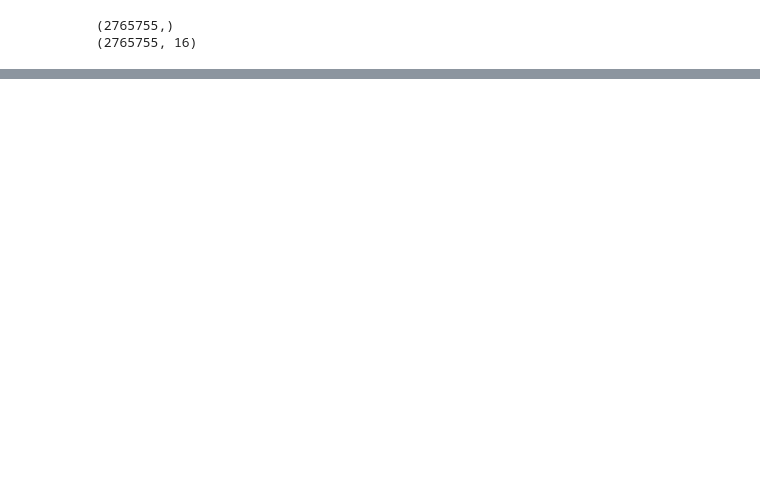
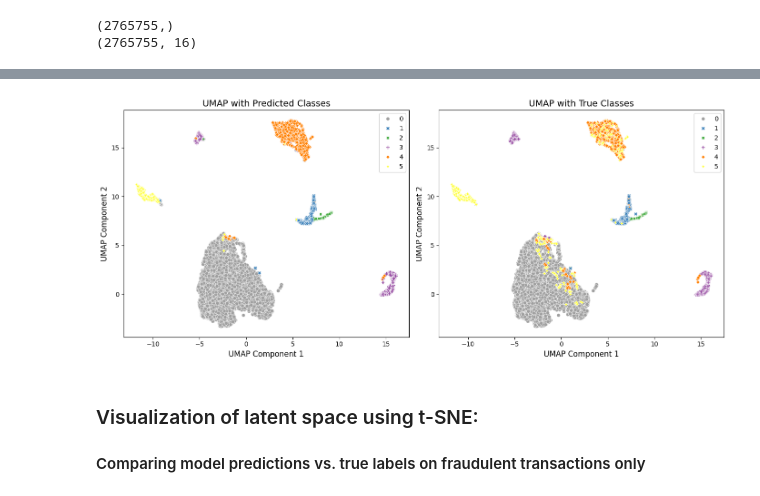
Before and after one commit to darosali/explainable-latent-classifiers, a Jupyter notebook: amaretto_full.ipynb, the cells around one changed output, grey strips where cells are left out. Drawn from its saved outputs; the diff is of its cells as text; code cells hidden in the pictures; blank space fills up the shorter version.

```diff
--- a/amaretto_full.ipynb
+++ b/amaretto_full.ipynb
@@ -348,5 +394,4 @@ y_test_a.shape
 # %%
-reducer = umap.UMAP()
 embedding = reducer.fit_transform(z_test_a)
 embedding.shape
 # %% [output]
@@ -382,3 +415,11 @@ plt.show()
+# %%
+plot_comparison_all(embedding_sampled, y_pred_sampled, y_true_sampled,
+                custom_palette, all_labels, "UMAP", save_path="figs/combined_model_pred_classes_umap.png")
+# %% [output]
+[figure, added]
+# %% [markdown]
+### Visualization of latent space using t-SNE:
+#### Comparing model predictions vs. true labels on fraudulent transactions only
 # %%
 X_embedded = TSNE(n_components=2).fit_transform(z_test_a)
 X_embedded.shape
```
Also changed, not shown: parts of 61 cells of this notebook, 6 other files.
